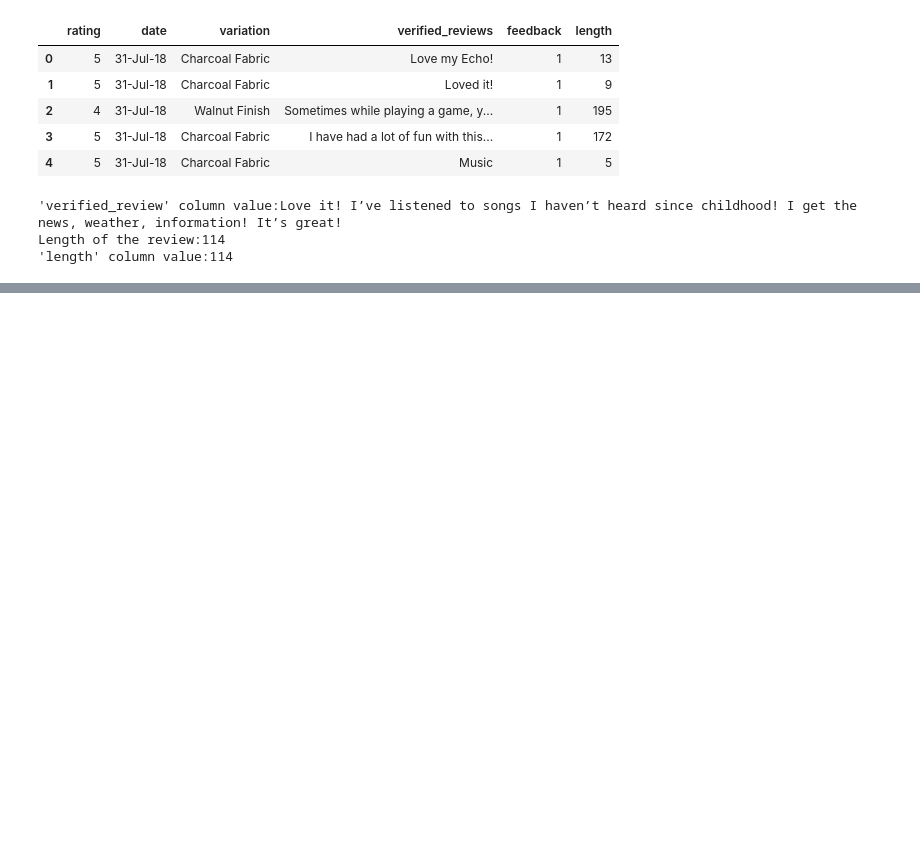
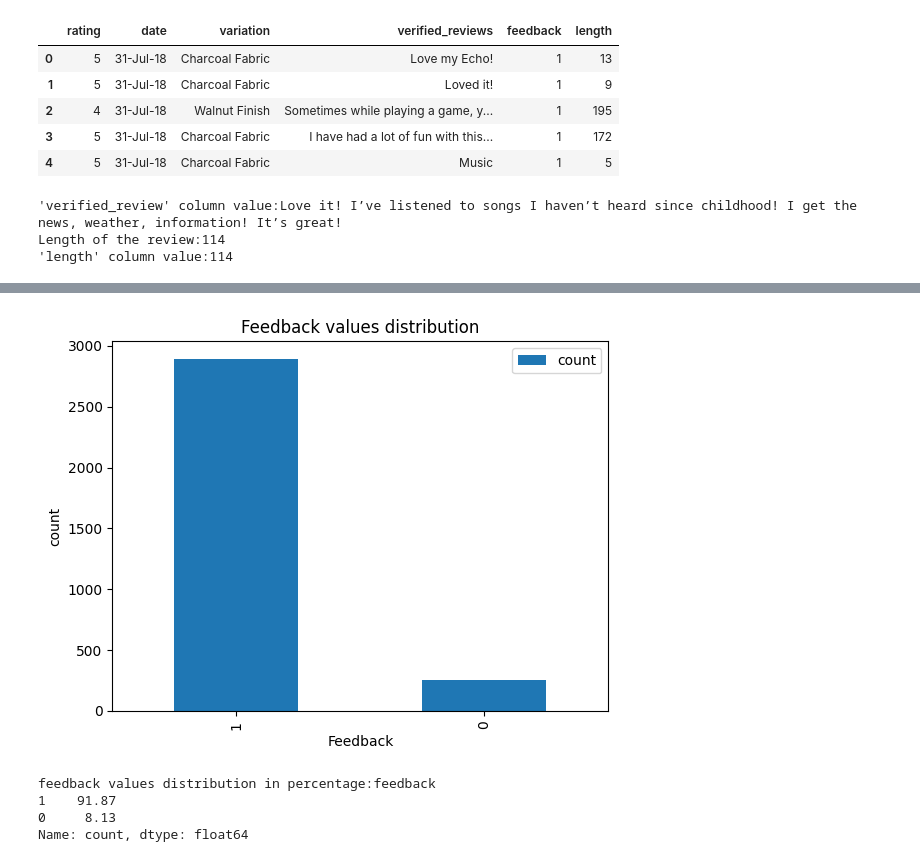
Before and after one commit to S1nen/Sentiment-Analysis-System, a Jupyter notebook: notebooks/EDA.ipynb, the cells around one changed output, grey strips where cells are left out. Drawn from its saved outputs; the diff is of its cells as text; code cells hidden in the pictures; blank space fills up the shorter version.

```diff
--- a/notebooks/EDA.ipynb
+++ b/notebooks/EDA.ipynb
@@ -75,0 +175,17 @@ Length of the review:114
+# %%
+#feedback column values distribution
+df2.plot(kind="bar")
+plt.xlabel("Feedback")
+plt.ylabel("count")
+plt.title("Feedback values distribution")
+plt.show()
+# %% [output]
+[figure, added]
+# %%
+#calculating the feedback count distribution percentage
+print(f"feedback values distribution in percentage:{round(data['feedback'].value_counts()/data.shape[0]*100,2)}")
+# %% [output]
+feedback values distribution in percentage:feedback
+1    91.87
+0     8.13
+Name: count, dtype: float64
```
Also changed, not shown: parts of 27 cells of this notebook.
